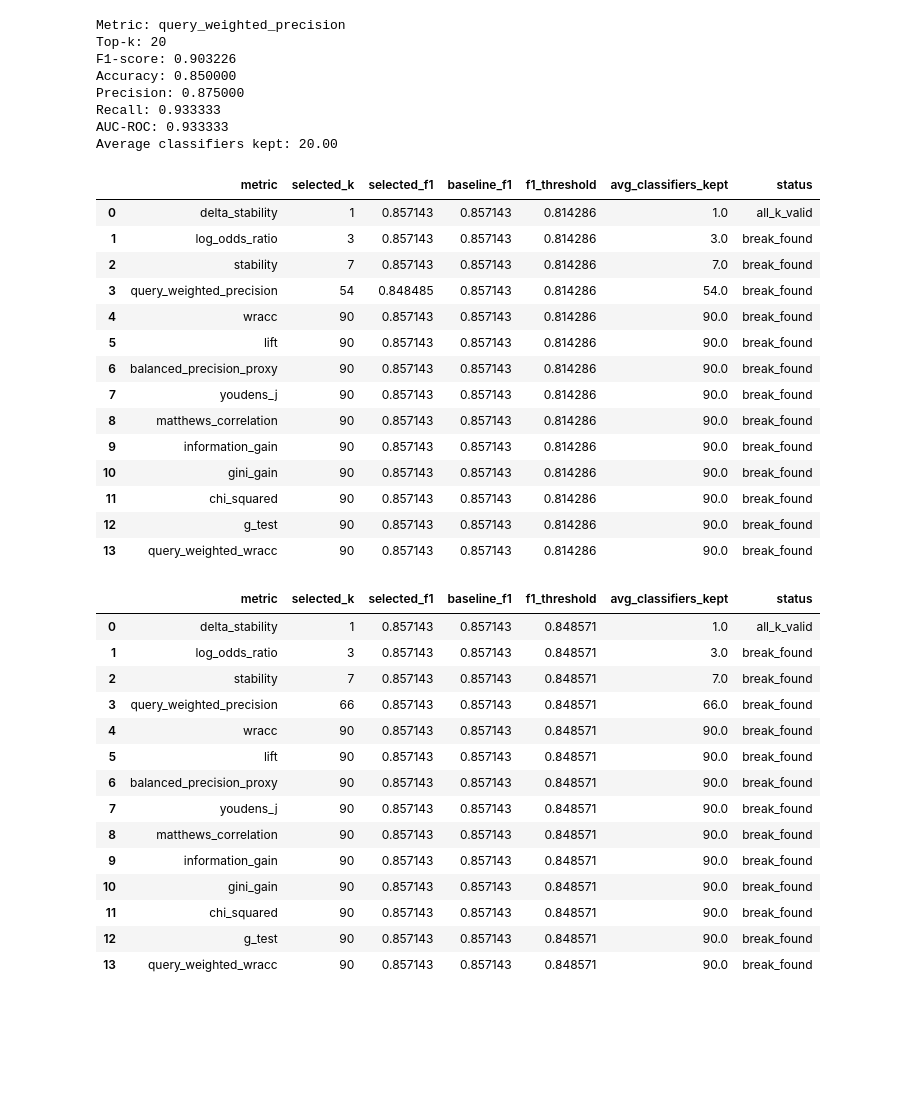
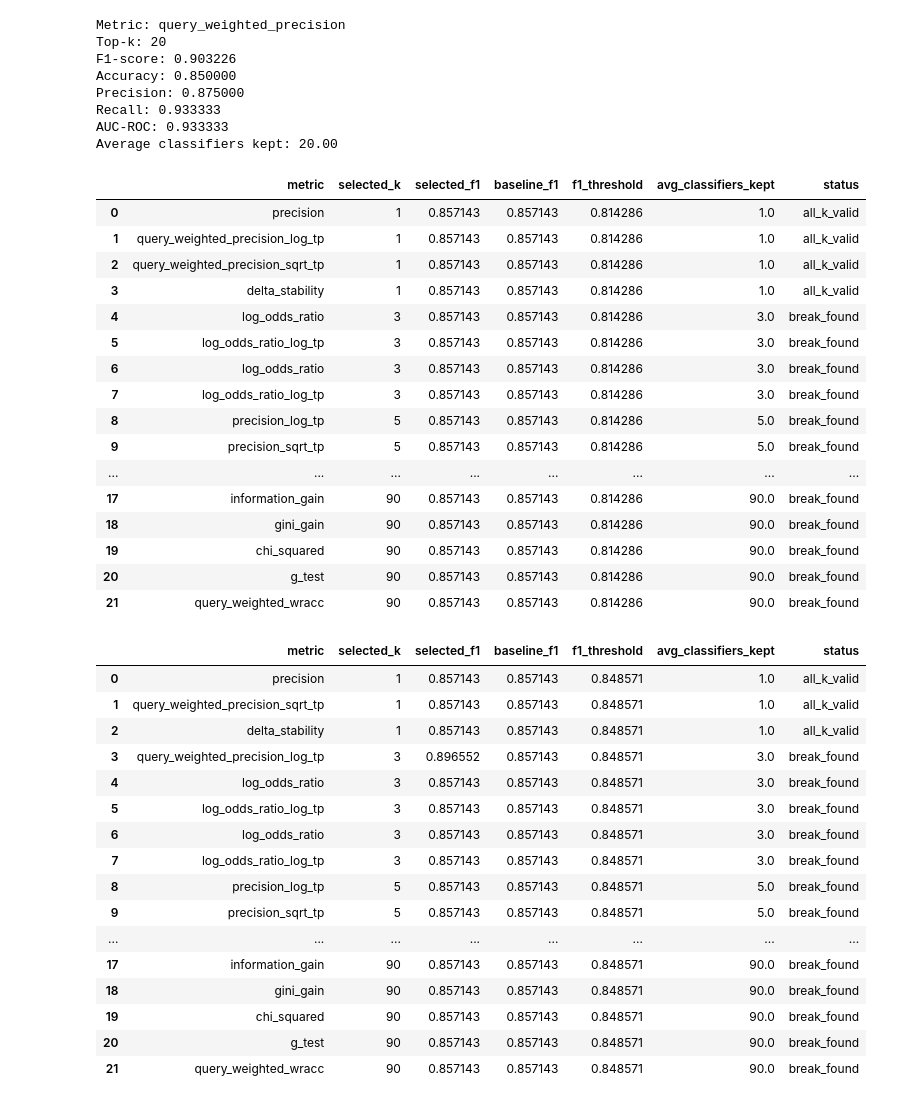
Before and after one commit to TTPO100AJIEX/OSDA-LazyFCA, a Jupyter notebook: experiments/parkinsons_topk_ranking_raw.ipynb, the cells around one changed output. Cells and saved outputs as stored; diff of their text form; code cells hidden in the pictures; blank space fills up the shorter version.

```diff
--- a/experiments/parkinsons_topk_ranking_raw.ipynb
+++ b/experiments/parkinsons_topk_ranking_raw.ipynb
@@ -658,41 +682,51 @@ def rank_metrics_by_f1_retention(
 # %%
 metrics_to_check = [
     "wracc",
     "lift",
     "balanced_precision_proxy",
     "youdens_j",
     "matthews_correlation",
     "information_gain",
     "gini_gain",
     "log_odds_ratio",
+    "log_odds_ratio_log_tp",
     "chi_squared",
     "g_test",
+    "precision",
+    "precision_log_tp",
+    "precision_sqrt_tp",
+    "log_odds_ratio",
+    "log_odds_ratio_log_tp",
     "query_weighted_precision",
+    "query_weighted_precision_log_tp",
+    "query_weighted_precision_sqrt_tp",
     "query_weighted_wracc",
     "stability",
     "delta_stability",
 ]
 
 rank_metrics_by_f1_retention(
     metrics_to_check=metrics_to_check,
     allowed_drop_percent=5.0,
 )
 # %% [output]
 |  | metric | selected_k | selected_f1 | baseline_f1 | f1_threshold | avg_classifiers_kept | status |
-| 0 | delta_stability | 1 | 0.857143 | 0.857143 | 0.814286 | 1.0 | all_k_valid |
-| 1 | log_odds_ratio | 3 | 0.857143 | 0.857143 | 0.814286 | 3.0 | break_found |
-| 2 | stability | 7 | 0.857143 | 0.857143 | 0.814286 | 7.0 | break_found |
-| 3 | query_weighted_precision | 54 | 0.848485 | 0.857143 | 0.814286 | 54.0 | break_found |
-| 4 | wracc | 90 | 0.857143 | 0.857143 | 0.814286 | 90.0 | break_found |
-| 5 | lift | 90 | 0.857143 | 0.857143 | 0.814286 | 90.0 | break_found |
-| 6 | balanced_precision_proxy | 90 | 0.857143 | 0.857143 | 0.814286 | 90.0 | break_found |
-| 7 | youdens_j | 90 | 0.857143 | 0.857143 | 0.814286 | 90.0 | break_found |
-| 8 | matthews_correlation | 90 | 0.857143 | 0.857143 | 0.814286 | 90.0 | break_found |
-| 9 | information_gain | 90 | 0.857143 | 0.857143 | 0.814286 | 90.0 | break_found |
-| 10 | gini_gain | 90 | 0.857143 | 0.857143 | 0.814286 | 90.0 | break_found |
-| 11 | chi_squared | 90 | 0.857143 | 0.857143 | 0.814286 | 90.0 | break_found |
-| 12 | g_test | 90 | 0.857143 | 0.857143 | 0.814286 | 90.0 | break_found |
-| 13 | query_weighted_wracc | 90 | 0.857143 | 0.857143 | 0.814286 | 90.0 | break_found |
+| 0 | precision | 1 | 0.857143 | 0.857143 | 0.814286 | 1.0 | all_k_valid |
+| 1 | query_weighted_precision_log_tp | 1 | 0.857143 | 0.857143 | 0.814286 | 1.0 | all_k_valid |
+| 2 | query_weighted_precision_sqrt_tp | 1 | 0.857143 | 0.857143 | 0.814286 | 1.0 | all_k_valid |
+| 3 | delta_stability | 1 | 0.857143 | 0.857143 | 0.814286 | 1.0 | all_k_valid |
+| 4 | log_odds_ratio | 3 | 0.857143 | 0.857143 | 0.814286 | 3.0 | break_found |
+| 5 | log_odds_ratio_log_tp | 3 | 0.857143 | 0.857143 | 0.814286 | 3.0 | break_found |
+| 6 | log_odds_ratio | 3 | 0.857143 | 0.857143 | 0.814286 | 3.0 | break_found |
+| 7 | log_odds_ratio_log_tp | 3 | 0.857143 | 0.857143 | 0.814286 | 3.0 | break_found |
+| 8 | precision_log_tp | 5 | 0.857143 | 0.857143 | 0.814286 | 5.0 | break_found |
+| 9 | precision_sqrt_tp | 5 | 0.857143 | 0.857143 | 0.814286 | 5.0 | break_found |
+| ... | ... | ... | ... | ... | ... | ... | ... |
+| 17 | information_gain | 90 | 0.857143 | 0.857143 | 0.814286 | 90.0 | break_found |
+| 18 | gini_gain | 90 | 0.857143 | 0.857143 | 0.814286 | 90.0 | break_found |
+| 19 | chi_squared | 90 | 0.857143 | 0.857143 | 0.814286 | 90.0 | break_found |
+| 20 | g_test | 90 | 0.857143 | 0.857143 | 0.814286 | 90.0 | break_found |
+| 21 | query_weighted_wracc | 90 | 0.857143 | 0.857143 | 0.814286 | 90.0 | break_found |
 # %%
 metrics_to_check = [
     "wracc",
@@ -703,9 +737,17 @@ metrics_to_check = [
     "information_gain",
     "gini_gain",
     "log_odds_ratio",
+    "log_odds_ratio_log_tp",
     "chi_squared",
     "g_test",
+    "precision",
+    "precision_log_tp",
+    "precision_sqrt_tp",
+    "log_odds_ratio",
+    "log_odds_ratio_log_tp",
     "query_weighted_precision",
+    "query_weighted_precision_log_tp",
+    "query_weighted_precision_sqrt_tp",
     "query_weighted_wracc",
     "stability",
     "delta_stability",
@@ -717,20 +759,22 @@ rank_metrics_by_f1_retention(
 )
 # %% [output]
 |  | metric | selected_k | selected_f1 | baseline_f1 | f1_threshold | avg_classifiers_kept | status |
-| 0 | delta_stability | 1 | 0.857143 | 0.857143 | 0.848571 | 1.0 | all_k_valid |
-| 1 | log_odds_ratio | 3 | 0.857143 | 0.857143 | 0.848571 | 3.0 | break_found |
-| 2 | stability | 7 | 0.857143 | 0.857143 | 0.848571 | 7.0 | break_found |
-| 3 | query_weighted_precision | 66 | 0.857143 | 0.857143 | 0.848571 | 66.0 | break_found |
-| 4 | wracc | 90 | 0.857143 | 0.857143 | 0.848571 | 90.0 | break_found |
-| 5 | lift | 90 | 0.857143 | 0.857143 | 0.848571 | 90.0 | break_found |
-| 6 | balanced_precision_proxy | 90 | 0.857143 | 0.857143 | 0.848571 | 90.0 | break_found |
-| 7 | youdens_j | 90 | 0.857143 | 0.857143 | 0.848571 | 90.0 | break_found |
-| 8 | matthews_correlation | 90 | 0.857143 | 0.857143 | 0.848571 | 90.0 | break_found |
-| 9 | information_gain | 90 | 0.857143 | 0.857143 | 0.848571 | 90.0 | break_found |
-| 10 | gini_gain | 90 | 0.857143 | 0.857143 | 0.848571 | 90.0 | break_found |
-| 11 | chi_squared | 90 | 0.857143 | 0.857143 | 0.848571 | 90.0 | break_found |
-| 12 | g_test | 90 | 0.857143 | 0.857143 | 0.848571 | 90.0 | break_found |
-| 13 | query_weighted_wracc | 90 | 0.857143 | 0.857143 | 0.848571 | 90.0 | break_found |
+| 0 | precision | 1 | 0.857143 | 0.857143 | 0.848571 | 1.0 | all_k_valid |
+| 1 | query_weighted_precision_sqrt_tp | 1 | 0.857143 | 0.857143 | 0.848571 | 1.0 | all_k_valid |
+| 2 | delta_stability | 1 | 0.857143 | 0.857143 | 0.848571 | 1.0 | all_k_valid |
+| 3 | query_weighted_precision_log_tp | 3 | 0.896552 | 0.857143 | 0.848571 | 3.0 | break_found |
+| 4 | log_odds_ratio | 3 | 0.857143 | 0.857143 | 0.848571 | 3.0 | break_found |
+| 5 | log_odds_ratio_log_tp | 3 | 0.857143 | 0.857143 | 0.848571 | 3.0 | break_found |
+| 6 | log_odds_ratio | 3 | 0.857143 | 0.857143 | 0.848571 | 3.0 | break_found |
+| 7 | log_odds_ratio_log_tp | 3 | 0.857143 | 0.857143 | 0.848571 | 3.0 | break_found |
+| 8 | precision_log_tp | 5 | 0.857143 | 0.857143 | 0.848571 | 5.0 | break_found |
+| 9 | precision_sqrt_tp | 5 | 0.857143 | 0.857143 | 0.848571 | 5.0 | break_found |
+| ... | ... | ... | ... | ... | ... | ... | ... |
+| 17 | information_gain | 90 | 0.857143 | 0.857143 | 0.848571 | 90.0 | break_found |
+| 18 | gini_gain | 90 | 0.857143 | 0.857143 | 0.848571 | 90.0 | break_found |
+| 19 | chi_squared | 90 | 0.857143 | 0.857143 | 0.848571 | 90.0 | break_found |
+| 20 | g_test | 90 | 0.857143 | 0.857143 | 0.848571 | 90.0 | break_found |
+| 21 | query_weighted_wracc | 90 | 0.857143 | 0.857143 | 0.848571 | 90.0 | break_found |
 # %%
 def rank_metrics_by_f1_retention(
     metrics_to_check,
```
Also changed, not shown: parts of 8 cells of this notebook, 44 other files.
